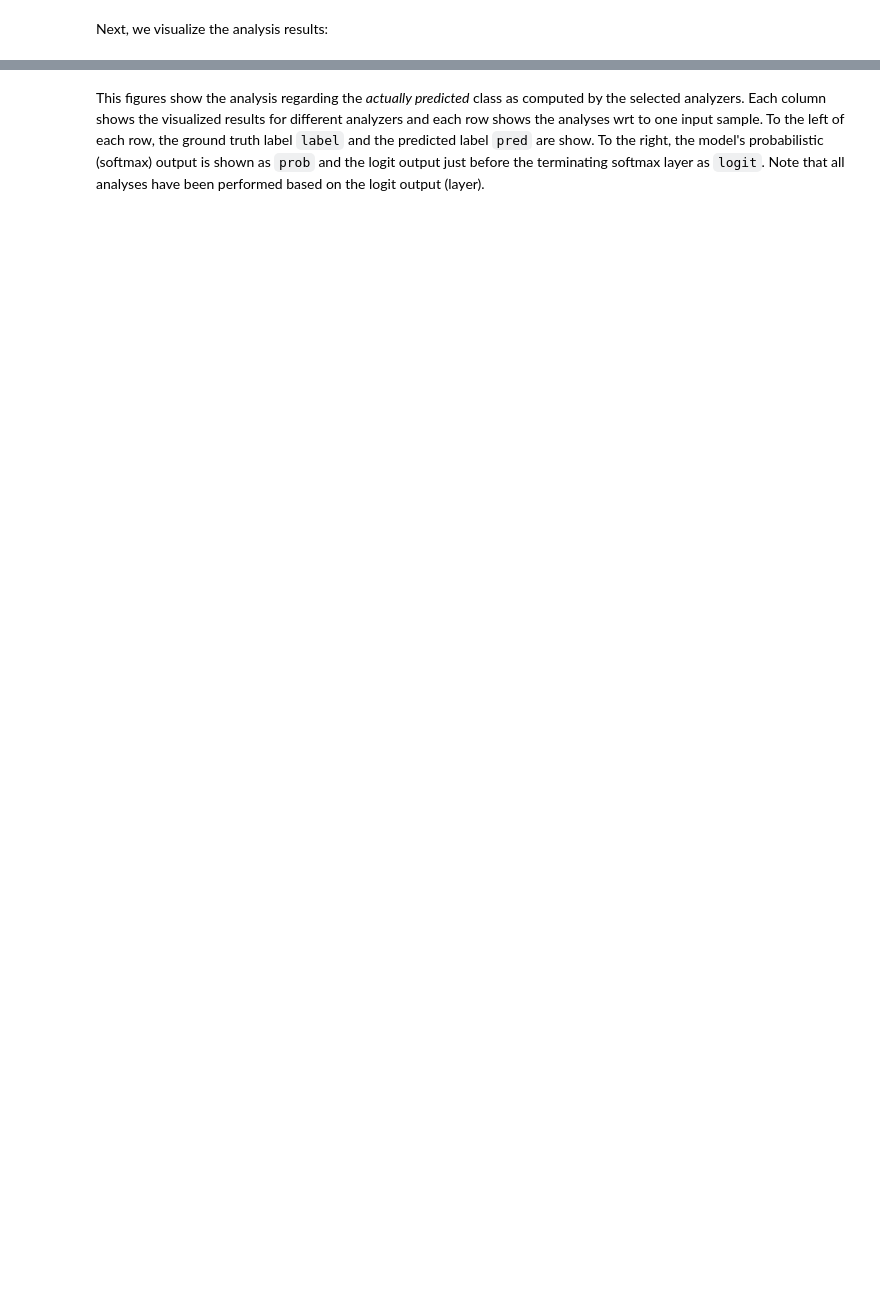
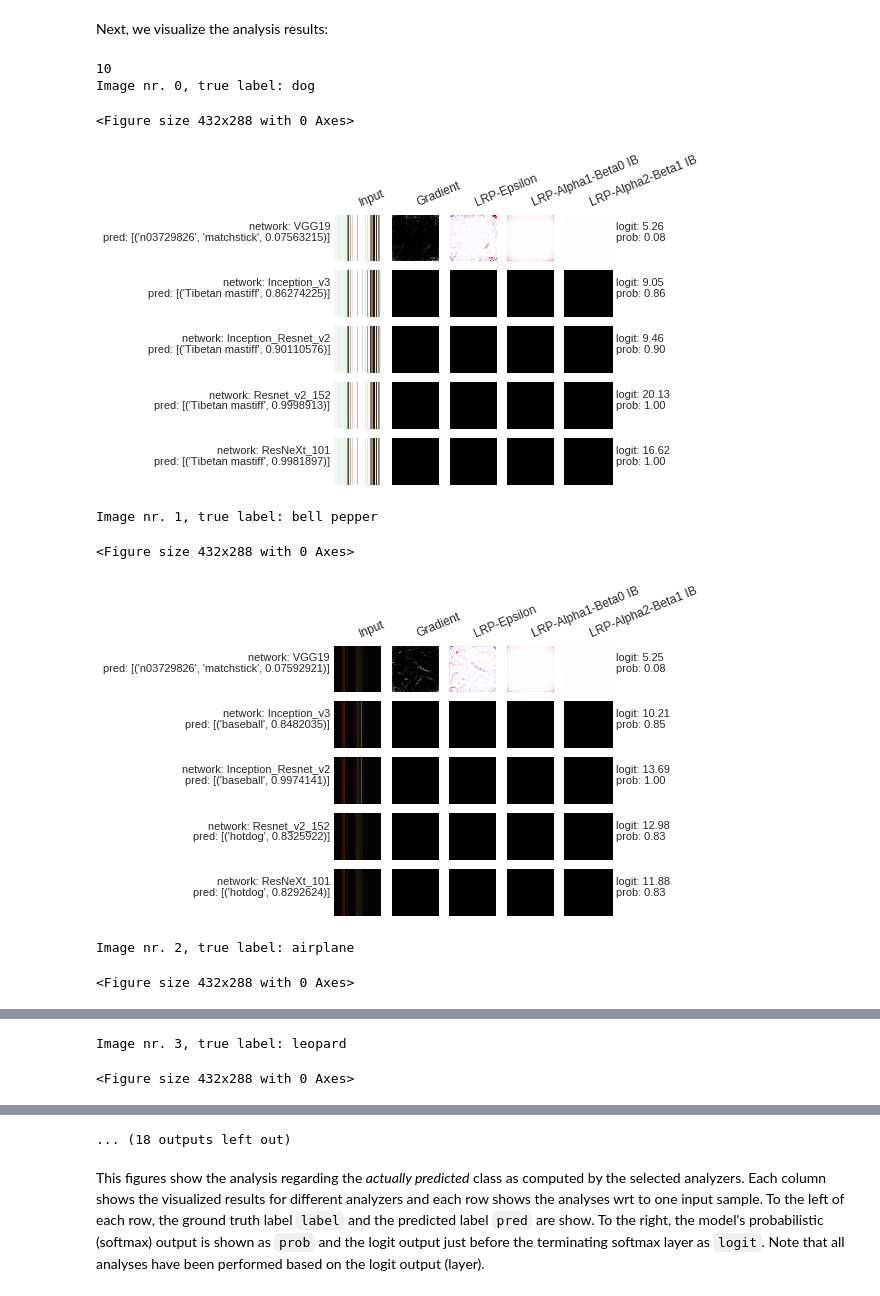
Before and after one commit to SimonSchrodi/understanding_cnn, a Jupyter notebook: Compare_networks_on_ImageNet.ipynb, the cells around one changed output, grey strips where cells are left out. Cells and saved outputs as stored; diff of their text form; code cells hidden in the pictures; blank space fills up the shorter version.

```diff
--- a/Compare_networks_on_ImageNet.ipynb
+++ b/Compare_networks_on_ImageNet.ipynb
@@ -154,7 +146,7 @@ def prepare_model_data_and_analyzers(loader):
         ("integrated_gradients",  {"reference_inputs": input_range[0],
                                    "steps": 16},            imgnetutils.heatmap,       "Integrated Gradients"), #9
         ("lrp.epsilon",           {"epsilon": 1},           imgnetutils.heatmap,        "LRP-Epsilon"), #10
-        ("lrp.epsilon_IB",           {"epsilon": 1},           imgnetutils.heatmap,        "LRP-Epsilon"), #11
+        ("lrp.epsilon_IB",           {"epsilon": 1},           imgnetutils.heatmap,        "LRP-Epsilon IB"), #11
         ("lrp.alpha_1_beta_0",           {},           imgnetutils.heatmap,        "LRP-Alpha1-Beta0"), #12
         ("lrp.alpha_1_beta_0_IB",           {},           imgnetutils.heatmap,        "LRP-Alpha1-Beta0 IB"), #13
         ("lrp.alpha_2_beta_1",           {},           imgnetutils.heatmap,        "LRP-Alpha2-Beta1"), #14
@@ -219,7 +211,7 @@ for (netname,loader) in netnames:
         text.append(("%s" % label_to_class_name[i],    # ground truth label
                      "%.2f" % presm.max(),             # pre-softmax logits
                      "%.2f" % prob.max(),              # probabilistic softmax output
-                     "%s" % model.decode_predictions(prob[None,...], top=1)[0] # predicted label
+                     "%s" % model.decode_predictions(prob[None,...], top=1)[0][1] # predicted label
                     ))
 
         for aidx, analyzer in enumerate(analyzers):
@@ -276,27 +305,37 @@ ResourceExhaustedError: ignored
 # %% [markdown]
 Next, we visualize the analysis results:
 # %%
-n_images = analyses[netnames[0]].shape[0]
+n_images = analyses[netnames[0][0]].shape[0]
 
 # Prepare common labels
 col_labels = [''.join(method[3]) for method in methods]
 
 for image_index in range(n_images):
     grid = []
     row_labels_left = []
     row_labels_right = []
 
-    for netname in netnames:
+    for netname,_ in netnames:
         analysis, text = analyses[netname], texts[netname]
         # Prepare the grid as rectengular list
         grid.append([analysis[image_index, j] for j in range(analysis.shape[1])])
         # Prepare the labels
         label, presm, prob, pred = zip(*text)
         label = label[image_index]
         row_labels_left.append(('network: {}'.format(netname),'pred: {}'.format(pred[image_index])))
         row_labels_right.append(('logit: {}'.format(presm[image_index]),'prob: {}'.format(prob[image_index])))
 
     # Plot the analysis.
     print("Image nr. {}, true label: {}".format(image_index, label))
     eutils.plot_image_grid(grid, row_labels_left, row_labels_right, col_labels,
                            file_name=os.environ.get("plot_file_name", None))
+# %% [output]
+10
+Image nr. 0, true label: dog
+<Figure size 432x288 with 0 Axes>
+[figure, added]
+Image nr. 1, true label: bell pepper
+<Figure size 432x288 with 0 Axes>
+[figure, added]
+Image nr. 2, true label: airplane
+<Figure size 432x288 with 0 Axes>
@@ -302,0 +343,2 @@ for image_index in range(n_images):
+Image nr. 3, true label: leopard
+<Figure size 432x288 with 0 Axes>
@@ -303,2 +346,3 @@ for image_index in range(n_images):
+... (18 outputs left out)
 # %% [markdown]
 This figures show the analysis regarding the *actually predicted* class as computed by the selected analyzers. Each column shows the visualized results for different analyzers and each row shows the analyses wrt to one input sample. To the left of each row, the ground truth label `label` and the predicted label `pred` are show. To the right, the model's probabilistic (softmax) output is shown as `prob` and the logit output just before the terminating softmax layer as `logit`. Note that all analyses have been performed based on the logit output (layer).
```
Also changed, not shown: parts of 7 cells of this notebook.
